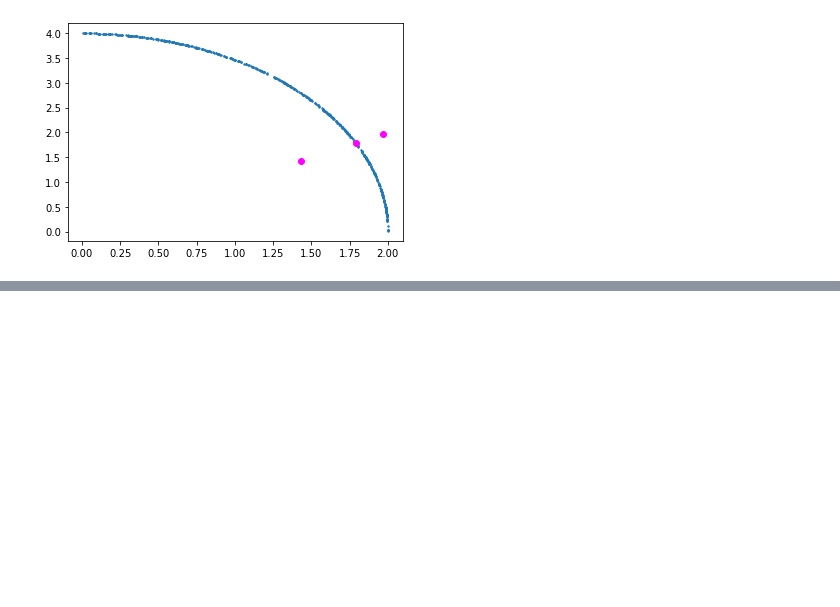
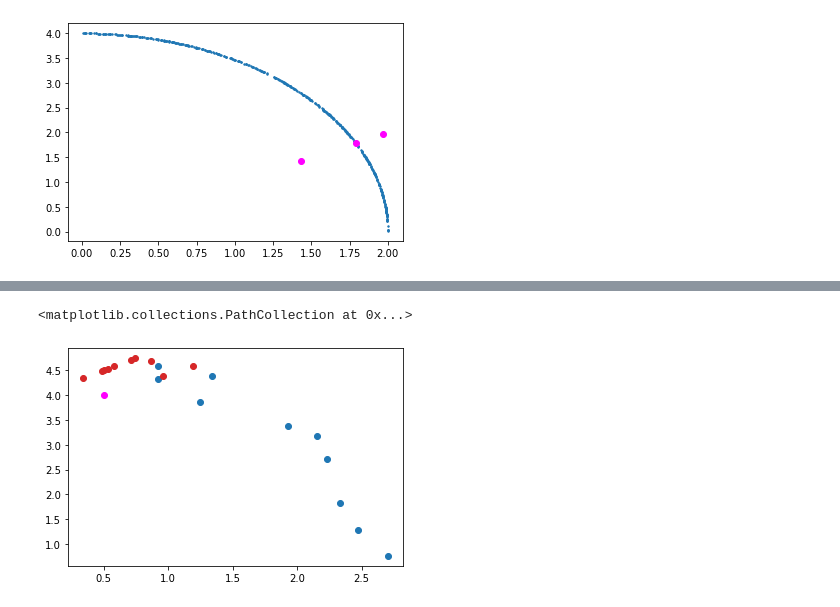
Before and after one commit to FinleyGibson/SAF_EMO, a Jupyter notebook: experiments/directed/wfg6_3obj_6dim/target_check.ipynb, the cells around one changed output, grey strips where cells are left out. Cells and saved outputs as stored; diff of their text form; code cells hidden in the pictures; blank space fills up the shorter version.

Commit message:
fixed multisurrogate type missing from log directory. Tested RF surrogate in notebook

```diff
--- a/experiments/directed/wfg6_3obj_6dim/target_check.ipynb
+++ b/experiments/directed/wfg6_3obj_6dim/target_check.ipynb
@@ -196,0 +170,4 @@ plt.scatter(*opt.targets.T, c="magenta")
+# %%
+from testsuite.surrogates import RF
+multi_surrogate = MultiSurrogate(RF)
+opt = DirectedSaf(objective_function=objective_function, ei=False,  targets=[[0.5, 4.]], w=0.5, limits=limits, surrogate=multi_surrogate, n_initial=10, budget=budget, seed=seed)
@@ -196,0 +240,7 @@ plt.scatter(*opt.targets.T, c="magenta")
+# %%
+plt.scatter(*opt.y[:10].T)
+plt.scatter(*opt.y[10:].T, c="C3")
+plt.scatter(*opt.targets.T, c="magenta")
+# %% [output]
+<matplotlib.collections.PathCollection at 0x...>
+[figure, added]
```
Also changed, not shown: parts of 6 cells of this notebook, 1 other file.
